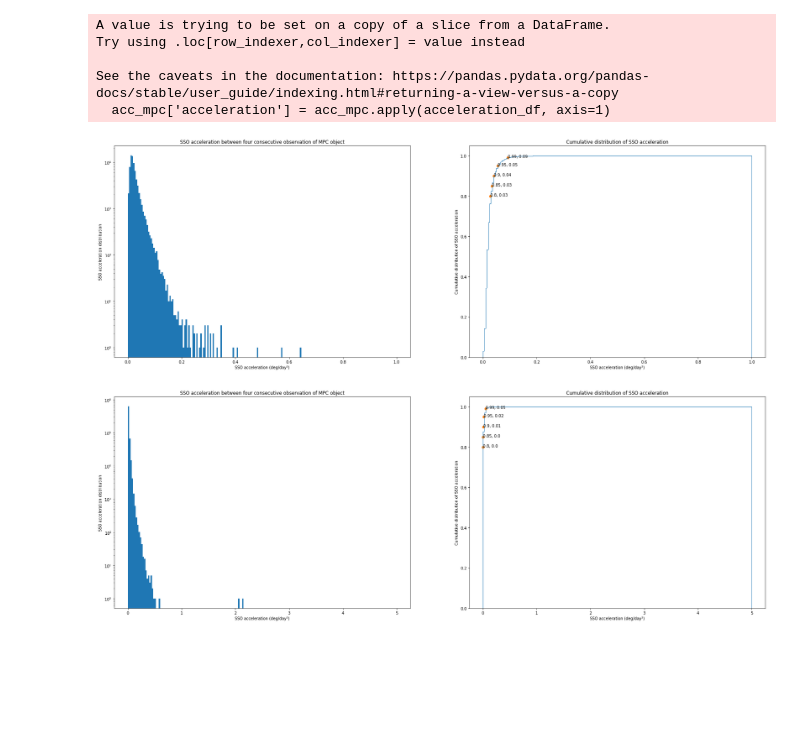
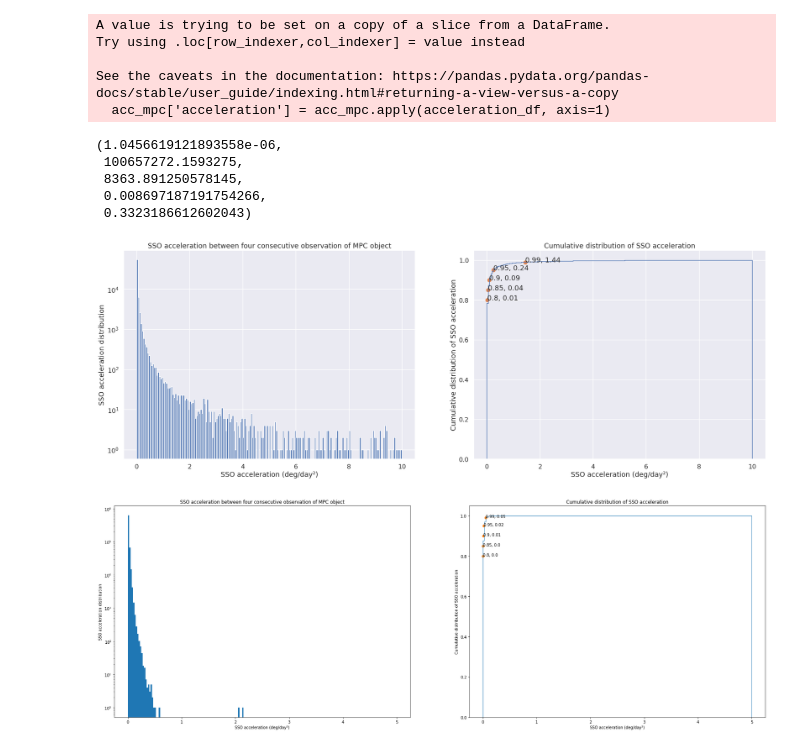
Before and after one commit to FusRoman/fink-fat, a Jupyter notebook: asteroid_study/SolarSystemObjectDatabaseExploration.ipynb, the cells around one changed output. Cells and saved outputs as stored; diff of their text form; code cells hidden in the pictures; blank space fills up the shorter version.

```diff
--- a/asteroid_study/SolarSystemObjectDatabaseExploration.ipynb
+++ b/asteroid_study/SolarSystemObjectDatabaseExploration.ipynb
@@ -1087,7 +1096,10 @@ plot_hist_and_cdf(sep_data, hist_range, hist_title, hist_xlabel, hist_ylabel, cd
 def acceleration_df(x):
     velocity = x["sep"]
 
-    return np.mean(np.abs(np.diff(velocity)))
+    jd = x["jd"]
+    dd_jd = np.diff(np.diff(jd))
+
+    return np.mean(np.abs(np.divide(np.diff(velocity), dd_jd)))
 
 acc_mpc = mpc_trajectory[mpc_trajectory["trajectory_size"] >= 3]
 acc_mpc['acceleration'] = acc_mpc.apply(acceleration_df, axis=1)
@@ -1097,22 +1109,32 @@ Try using .loc[row_indexer,col_indexer] = value instead
 
 See the caveats in the documentation: https://pandas.pydata.org/pandas-docs/stable/user_guide/indexing.html#returning-a-view-versus-a-copy
   acc_mpc['acceleration'] = acc_mpc.apply(acceleration_df, axis=1)
+# %%
+acc = acc_mpc[acc_mpc["acceleration"] != np.inf]["acceleration"]
+
+np.min(acc), np.max(acc), np.mean(acc), np.median(acc), np.quantile(acc, 0.95)
+# %% [output]
+(1.0456619121893558e-06,
+ 100657272.1593275,
+ 8363.891250578145,
+ 0.008697187191754266,
+ 0.3323186612602043)
 # %%
-hist_range = (0, 1)
+hist_range = (0, 10)
 hist_title = 'SSO acceleration between four consecutive observation of MPC object'
 hist_xlabel = 'SSO acceleration (deg/day²)'
 hist_ylabel = 'SSO acceleration distribution'
 
-cdf_range = (0, 1)
+cdf_range = (0, 10)
 cdf_title = 'Cumulative distribution of SSO acceleration'
 cdf_ylabel = 'Cumulative distribution of SSO acceleration'
 cdf_xlabel = 'SSO acceleration (deg/day²)'
 
 interp_value = [0.8, 0.85, 0.9, 0.95, 0.99]
 
 plot_hist_and_cdf(acc_mpc["acceleration"], hist_range, hist_title, hist_xlabel, hist_ylabel, cdf_range, cdf_title, cdf_xlabel, cdf_ylabel, percent_cdf=interp_value)
 # %% [output]
-[figure, old version]
+[figure, new version]
 # %%
 acc_data = mpc_trajectory.explode(['acceleration'])['acceleration'].astype(np.float32).values
 hist_range = (0, 5)
```
Also changed, not shown: parts of 7 cells of this notebook, 44 other files.
